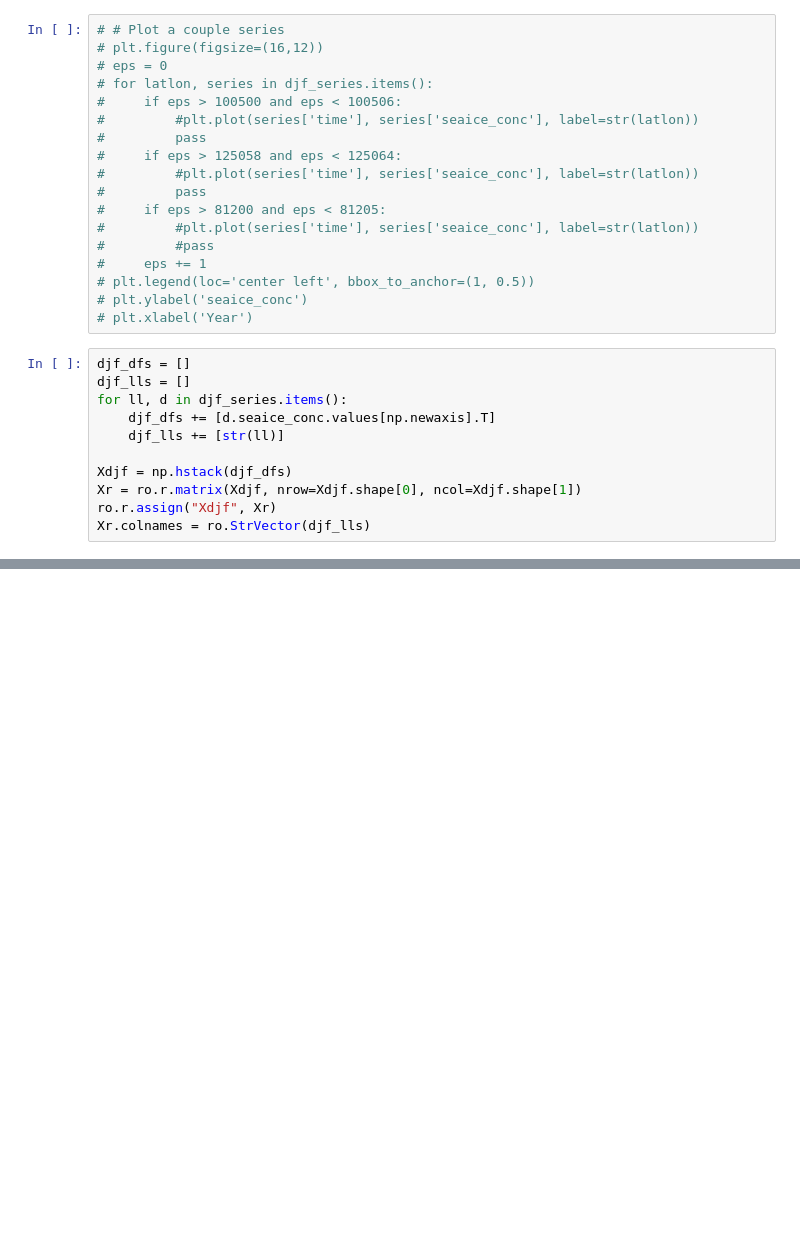
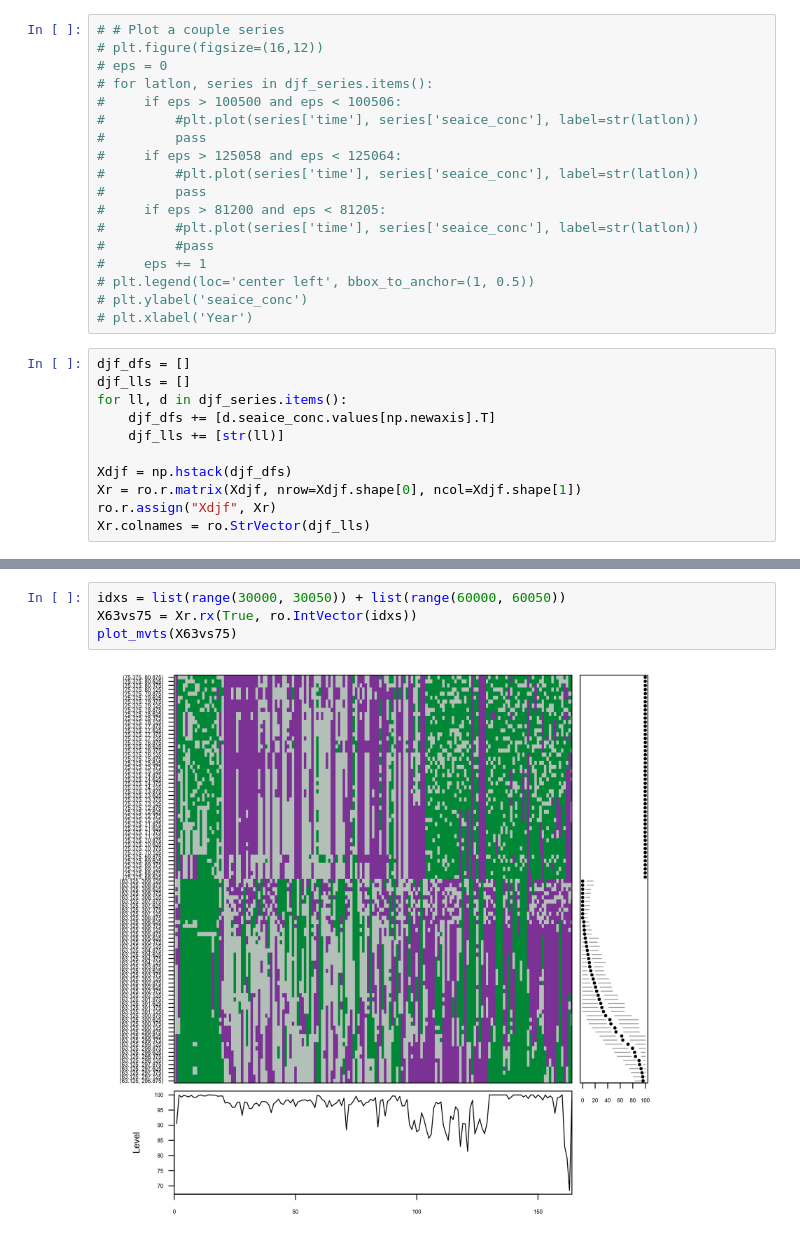
Before and after one commit to hfloresr/ArcticSea, a Jupyter notebook: seaice_spatial.ipynb, the cells around one changed output, grey strips where cells are left out. Saved outputs shown, nothing was run; the diff lists cells and outputs as text; blank space fills up the shorter version.

```diff
--- a/seaice_spatial.ipynb
+++ b/seaice_spatial.ipynb
@@ -122,0 +102,6 @@ display(Image(data=img.getvalue(), format='png', embed=True))
+# %%
+idxs = list(range(30000, 30050)) + list(range(60000, 60050))
+X63vs75 = Xr.rx(True, ro.IntVector(idxs))
+plot_mvts(X63vs75)
+# %% [output]
+[figure, added]
```
Also changed, not shown: parts of 11 cells of this notebook.
